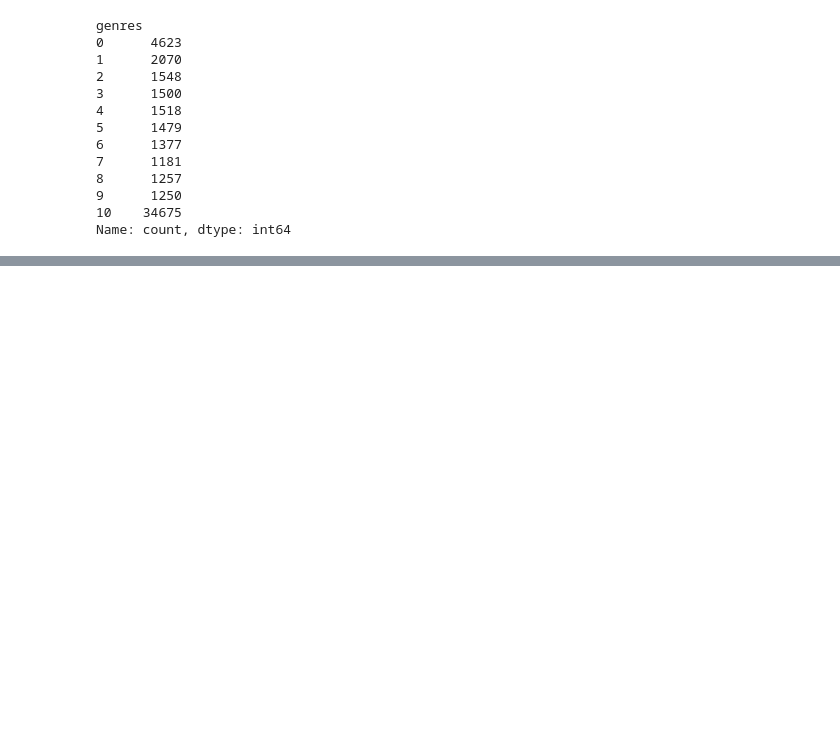
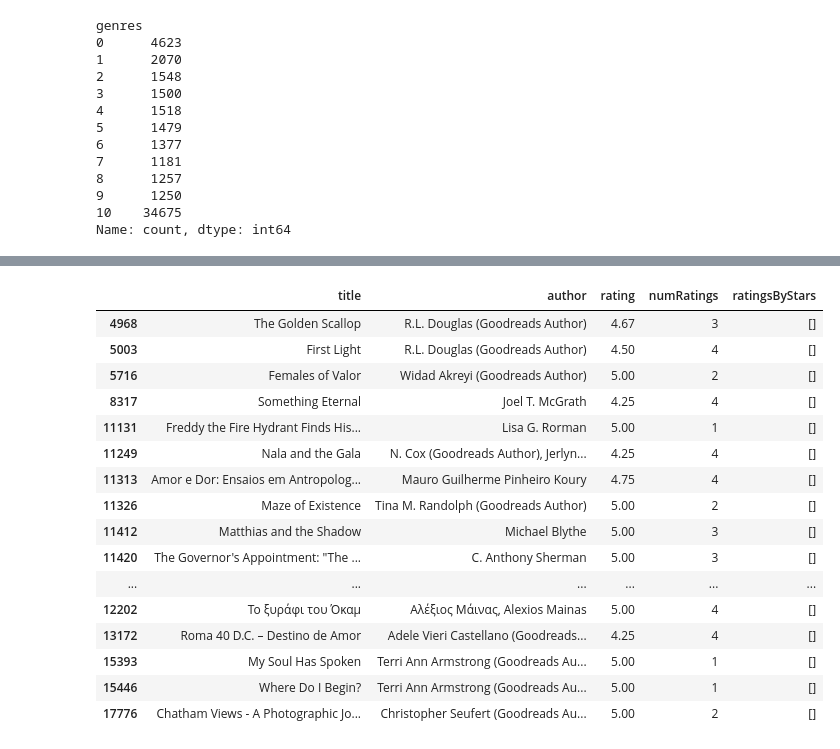
Before and after one commit to esabaliauskaite/book-dataset-analysis, a Jupyter notebook: notebooks/01_data_audit.ipynb, the cells around one changed output, grey strips where cells are left out. Drawn from its saved outputs; the diff is of its cells as text; code cells hidden in the pictures; blank space fills up the shorter version.

Commit message:
ratingsByStars finished

```diff
--- a/notebooks/01_data_audit.ipynb
+++ b/notebooks/01_data_audit.ipynb
@@ -1276,0 +1311,2 @@ Genre tagging seems inflated as most of the books have 10 genres tagged and the
+# %%
+rating_count_difference = ratings_by_stars_sum - df_raw["numRatings"]
@@ -1276,0 +1378,4 @@ Genre tagging seems inflated as most of the books have 10 genres tagged and the
+# %%
+difference_abs = rating_count_difference.abs()
+# %%
+relative_difference = difference_abs / df_raw["numRatings"].replace(0, pd.NA)
@@ -1276,0 +1393,3 @@ Genre tagging seems inflated as most of the books have 10 genres tagged and the
+# %%
+ratings_by_stars_inconsistent = relative_difference > 0.01
+ratings_by_stars_inconsistent.sum()
@@ -1276,0 +1417,23 @@ Genre tagging seems inflated as most of the books have 10 genres tagged and the
+# %%
+df_raw.loc[
+    ratings_by_stars_inconsistent,
+    ["title", "author", "rating", "numRatings", "ratingsByStars"]
+].head(20)
+# %% [output]
+|  | title | author | rating | numRatings | ratingsByStars |
+| 4968 | The Golden Scallop | R.L. Douglas (Goodreads Author) | 4.67 | 3 | [] |
+| 5003 | First Light | R.L. Douglas (Goodreads Author) | 4.50 | 4 | [] |
+| 5716 | Females of Valor | Widad Akreyi (Goodreads Author) | 5.00 | 2 | [] |
+| 8317 | Something Eternal | Joel T. McGrath | 4.25 | 4 | [] |
+| 11131 | Freddy the Fire Hydrant Finds His... | Lisa G. Rorman | 5.00 | 1 | [] |
+| 11249 | Nala and the Gala | N. Cox (Goodreads Author), Jerlyn... | 4.25 | 4 | [] |
+| 11313 | Amor e Dor: Ensaios em Antropolog... | Mauro Guilherme Pinheiro Koury | 4.75 | 4 | [] |
+| 11326 | Maze of Existence | Tina M. Randolph (Goodreads Author) | 5.00 | 2 | [] |
+| 11412 | Matthias and the Shadow | Michael Blythe | 5.00 | 3 | [] |
+| 11420 | The Governor's Appointment: "The ... | C. Anthony Sherman | 5.00 | 3 | [] |
+| ... | ... | ... | ... | ... | ... |
+| 12202 | Το ξυράφι του Όκαμ | Αλέξιος Μάινας, Alexios Mainas | 5.00 | 4 | [] |
+| 13172 | Roma 40 D.C. – Destino de Amor | Adele Vieri Castellano (Goodreads... | 4.25 | 4 | [] |
+| 15393 | My Soul Has Spoken | Terri Ann Armstrong (Goodreads Au... | 5.00 | 1 | [] |
+| 15446 | Where Do I Begin? | Terri Ann Armstrong (Goodreads Au... | 5.00 | 1 | [] |
+| 17776 | Chatham Views - A Photographic Jo... | Christopher Seufert (Goodreads Au... | 5.00 | 2 | [] |
```
Also changed, not shown: parts of 25 cells of this notebook.
